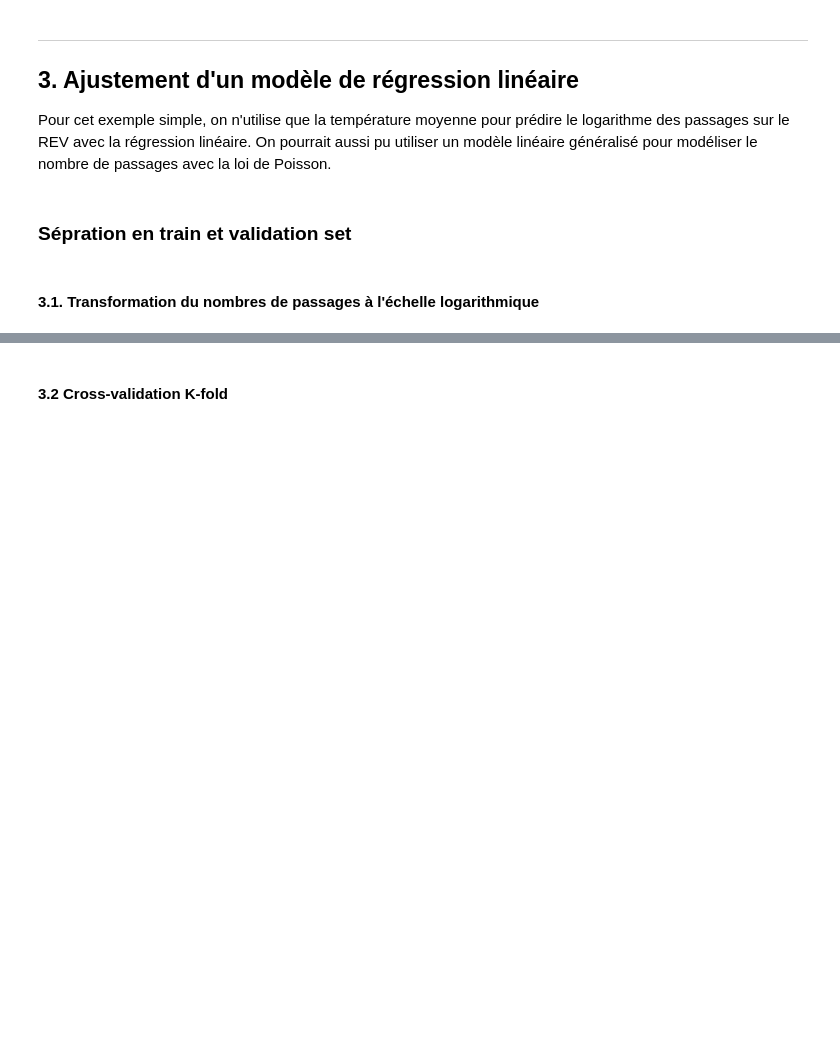
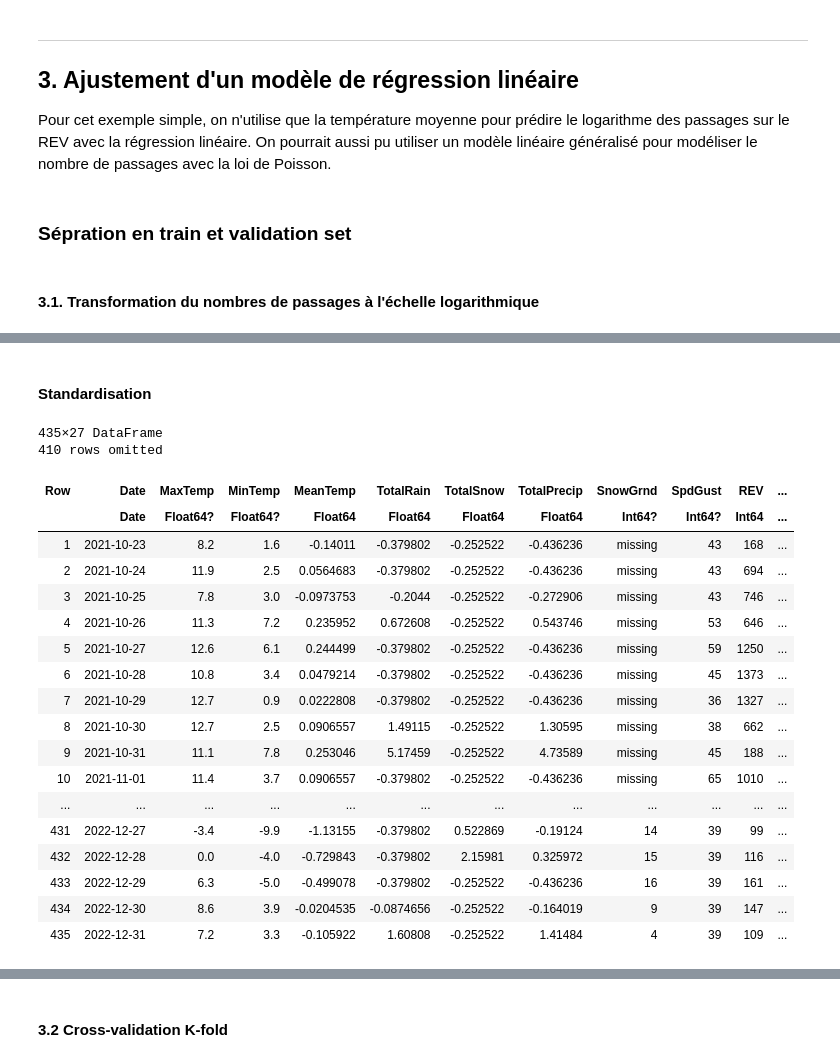
Before and after one commit to Benfou21/REV_prediction, a Jupyter notebook: projet_A2023.ipynb, the cells around one changed output, grey strips where cells are left out. Cells and saved outputs as stored; diff of their text form; code cells hidden in the pictures; blank space fills up the shorter version.

Commit message:
Standardisation

```diff
--- a/projet_A2023.ipynb
+++ b/projet_A2023.ipynb
@@ -265 +272,42 @@ first(data,5)
+# %% [markdown]
+#### Standardisation
+# %%
+function standardize_columns!(df::DataFrame, colnames::Vector{Symbol})
+    for colname in colnames
+        col = df[!, colname]
+        mean_val = mean(skipmissing(col))
+        std_val = std(skipmissing(col))
+        df[!, colname] = (col .- mean_val) ./ std_val
+    end
+end
+standardize_columns!(data, [:MeanTemp, :TotalRain, :TotalPrecip,:TotalSnow])
+# One Hot
+function create_dummy_variables(df::DataFrame, column_name::Symbol)
+    unique_values = unique(getproperty(df, column_name))
+    dummy_vars = select(df, [column_name => ByRow(isequal(v)) => Symbol(v) for v in unique_values])
+    return hcat(df, dummy_vars)
+end
+data = create_dummy_variables(data, :MonthCategory)
+data = create_dummy_variables(data, :WeekDay)
+# %% [output]
+435×27 DataFrame
+410 rows omitted
+| Row | Date | MaxTemp | MinTemp | MeanTemp | TotalRain | TotalSnow | TotalPrecip | SnowGrnd | SpdGust | REV | ... |
+|  | Date | Float64? | Float64? | Float64 | Float64 | Float64 | Float64 | Int64? | Int64? | Int64 | ... |
+| 1 | 2021-10-23 | 8.2 | 1.6 | -0.14011 | -0.379802 | -0.252522 | -0.436236 | missing | 43 | 168 | ... |
+| 2 | 2021-10-24 | 11.9 | 2.5 | 0.0564683 | -0.379802 | -0.252522 | -0.436236 | missing | 43 | 694 | ... |
+| 3 | 2021-10-25 | 7.8 | 3.0 | -0.0973753 | -0.2044 | -0.252522 | -0.272906 | missing | 43 | 746 | ... |
+| 4 | 2021-10-26 | 11.3 | 7.2 | 0.235952 | 0.672608 | -0.252522 | 0.543746 | missing | 53 | 646 | ... |
+| 5 | 2021-10-27 | 12.6 | 6.1 | 0.244499 | -0.379802 | -0.252522 | -0.436236 | missing | 59 | 1250 | ... |
+| 6 | 2021-10-28 | 10.8 | 3.4 | 0.0479214 | -0.379802 | -0.252522 | -0.436236 | missing | 45 | 1373 | ... |
+| 7 | 2021-10-29 | 12.7 | 0.9 | 0.0222808 | -0.379802 | -0.252522 | -0.436236 | missing | 36 | 1327 | ... |
+| 8 | 2021-10-30 | 12.7 | 2.5 | 0.0906557 | 1.49115 | -0.252522 | 1.30595 | missing | 38 | 662 | ... |
+| 9 | 2021-10-31 | 11.1 | 7.8 | 0.253046 | 5.17459 | -0.252522 | 4.73589 | missing | 45 | 188 | ... |
+| 10 | 2021-11-01 | 11.4 | 3.7 | 0.0906557 | -0.379802 | -0.252522 | -0.436236 | missing | 65 | 1010 | ... |
+| ... | ... | ... | ... | ... | ... | ... | ... | ... | ... | ... | ... |
+| 431 | 2022-12-27 | -3.4 | -9.9 | -1.13155 | -0.379802 | 0.522869 | -0.19124 | 14 | 39 | 99 | ... |
+| 432 | 2022-12-28 | 0.0 | -4.0 | -0.729843 | -0.379802 | 2.15981 | 0.325972 | 15 | 39 | 116 | ... |
+| 433 | 2022-12-29 | 6.3 | -5.0 | -0.499078 | -0.379802 | -0.252522 | -0.436236 | 16 | 39 | 161 | ... |
+| 434 | 2022-12-30 | 8.6 | 3.9 | -0.0204535 | -0.0874656 | -0.252522 | -0.164019 | 9 | 39 | 147 | ... |
+| 435 | 2022-12-31 | 7.2 | 3.3 | -0.105922 | 1.60808 | -0.252522 | 1.41484 | 4 | 39 | 109 | ... |
 # %%
```
Also changed, not shown: parts of 5 cells of this notebook.
